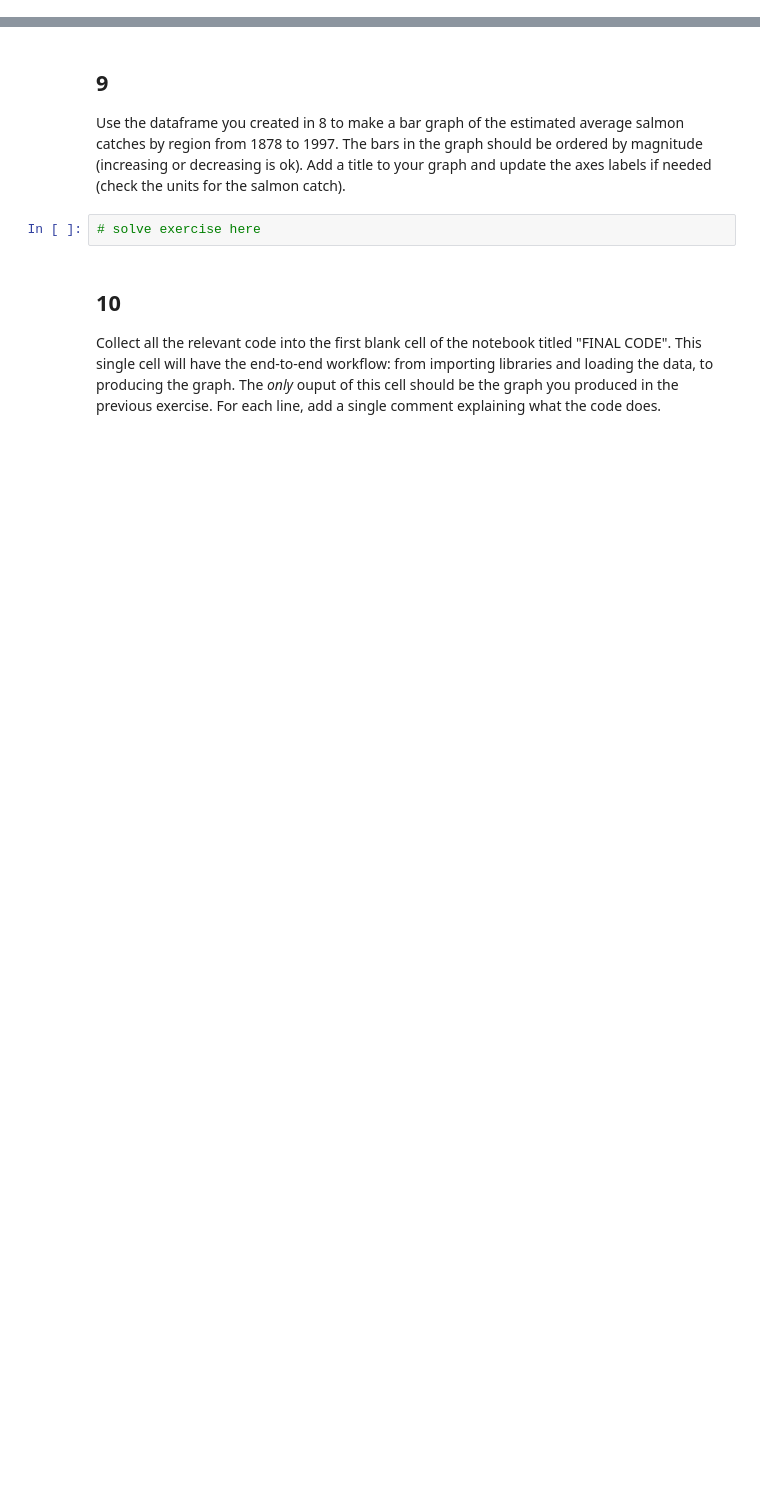
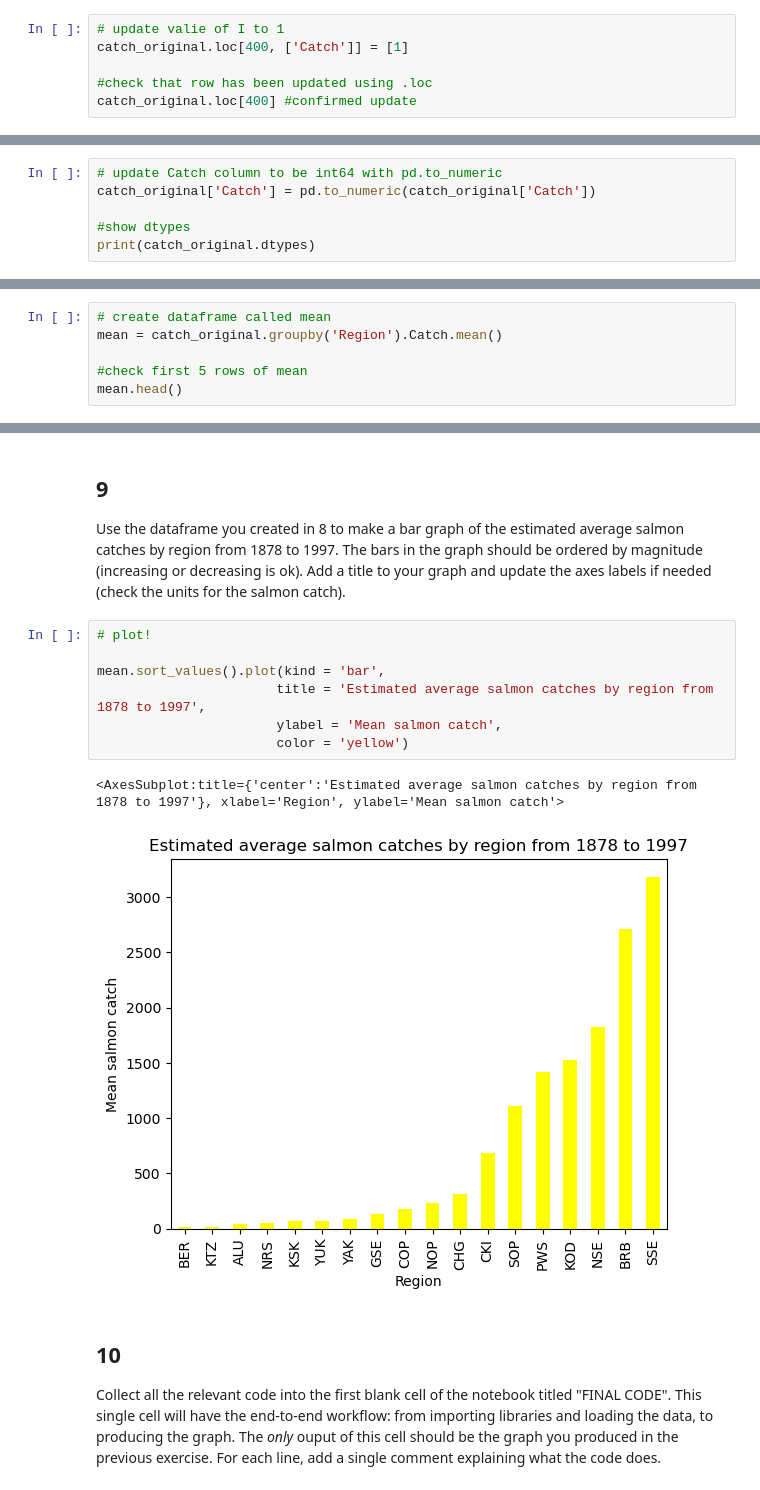
Before and after one commit to lchenhub/eds220-hwk-2, a Jupyter notebook: hwk2-task3-salmon.ipynb, the cells around one changed output, grey strips where cells are left out. Cells and saved outputs as stored; diff of their text form; blank space fills up the shorter version.

```diff
--- a/hwk2-task3-salmon.ipynb
+++ b/hwk2-task3-salmon.ipynb
@@ -139,0 +175,6 @@ In the next cell:
+# %%
+# update valie of I to 1
+catch_original.loc[400, ['Catch']] = [1]
+
+#check that row has been updated using .loc
+catch_original.loc[400] #confirmed update
@@ -147,0 +193,6 @@ In the next cell:
+# %%
+# update Catch column to be int64 with pd.to_numeric
+catch_original['Catch'] = pd.to_numeric(catch_original['Catch'])
+
+#show dtypes
+print(catch_original.dtypes)
@@ -152,0 +208,6 @@ Create a dataframe with the average catch per region. HINT: use `groupby()`. Sto
+# %%
+# create dataframe called mean
+mean = catch_original.groupby('Region').Catch.mean()
+
+#check first 5 rows of mean
+mean.head()
@@ -154,8 +223,16 @@ Create a dataframe with the average catch per region. HINT: use `groupby()`. Sto
 ## 9
 
 Use the dataframe you created in 8 to make a bar graph of the estimated average salmon catches by region from 1878 to 1997. The bars in the graph should be ordered by magnitude (increasing or decreasing is ok). Add a title  to your graph and update the axes labels if needed (check the units for the salmon catch).
-# %%
-# solve exercise here
+# %%
+# plot!
+
+mean.sort_values().plot(kind = 'bar',
+                       title = 'Estimated average salmon catches by region from 1878 to 1997',
+                       ylabel = 'Mean salmon catch',
+                       color = 'yellow')
+# %% [output]
+<AxesSubplot:title={'center':'Estimated average salmon catches by region from 1878 to 1997'}, xlabel='Region', ylabel='Mean salmon catch'>
+[figure, added]
 # %% [markdown]
 ## 10
 
```
Also changed, not shown: parts of 13 cells of this notebook, 1 other file.
